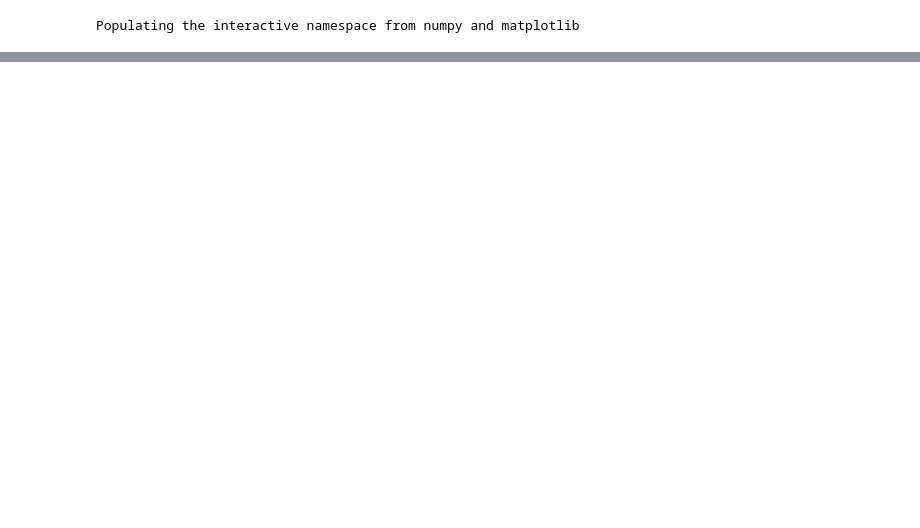
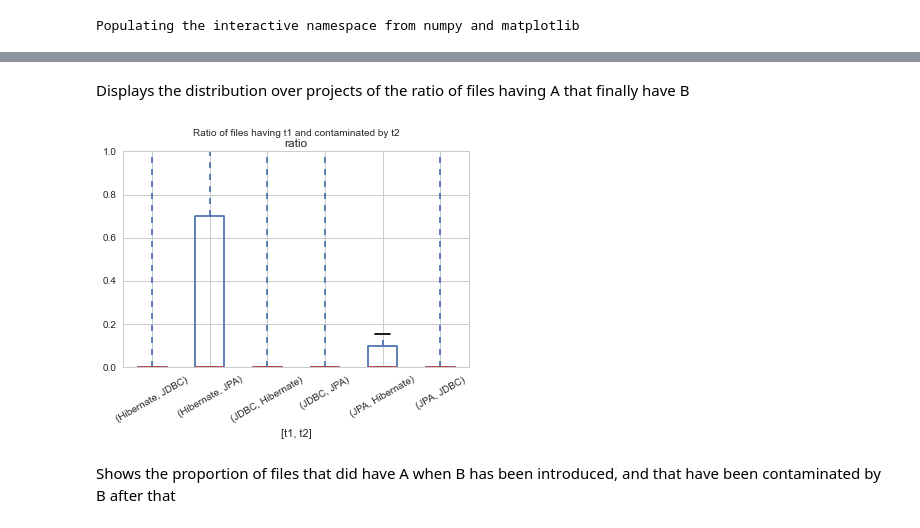
Before and after one commit to mgoeminne/saner2016, a Jupyter notebook: notebooks/file survival plot.ipynb, the cells around one changed output, grey strips where cells are left out. Drawn from its saved outputs; the diff is of its cells as text; code cells hidden in the pictures; blank space fills up the shorter version.

```diff
--- a/notebooks/file survival plot.ipynb
+++ b/notebooks/file survival plot.ipynb
@@ -25,0 +61,14 @@ for t1 in technologies:
+# %% [markdown]
+Displays the distribution over projects of the ratio of files having A that finally have B
+# %%
+df = pd.read_csv(directory + 'contamination-ratio.csv')
+technos = ['JDBC', 'JPA', 'Hibernate']
+axe = df.boxplot(column='ratio', by=['t1','t2'], rot=30)
+fig = axe.get_figure()
+fig.suptitle('Ratio of files having t1 and contaminated by t2')
+plt.savefig(directory + 'contamination-ratio.pdf')
+plt.draw()
+# %% [output]
+[figure, added]
+# %% [markdown]
+Shows the proportion of files that did have A when B has been introduced, and that have been contaminated by B after that
```
Also changed, not shown: parts of 10 cells of this notebook, 30 other files.
